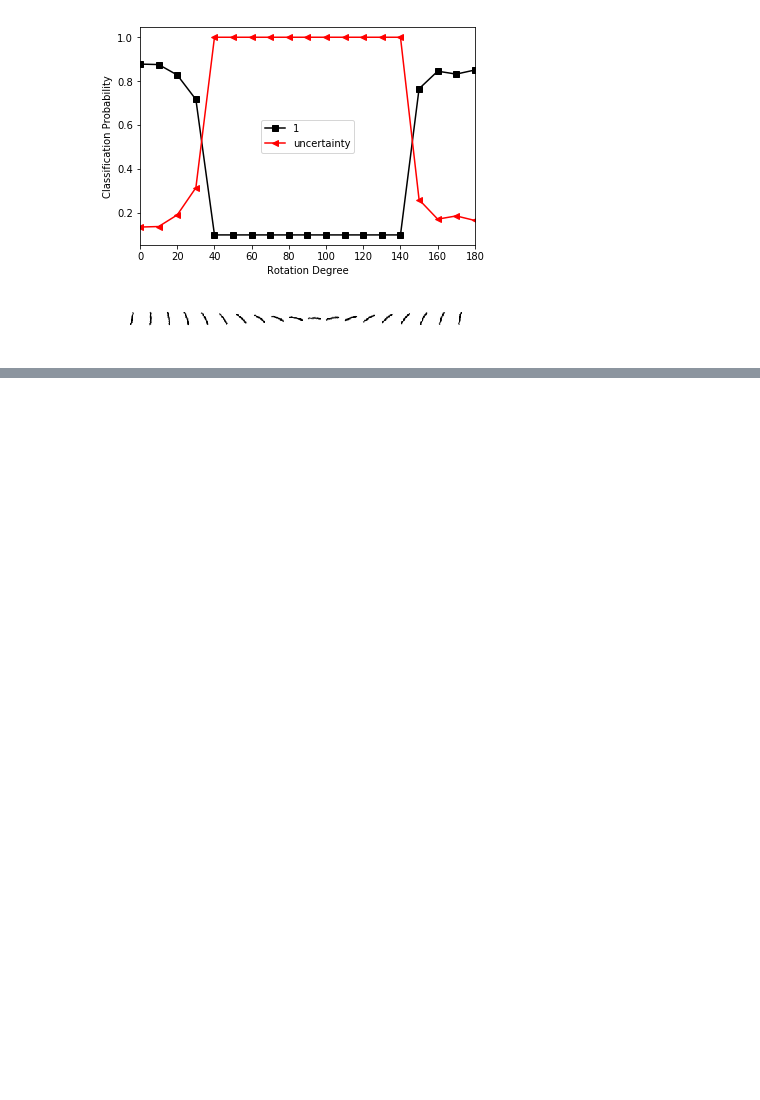
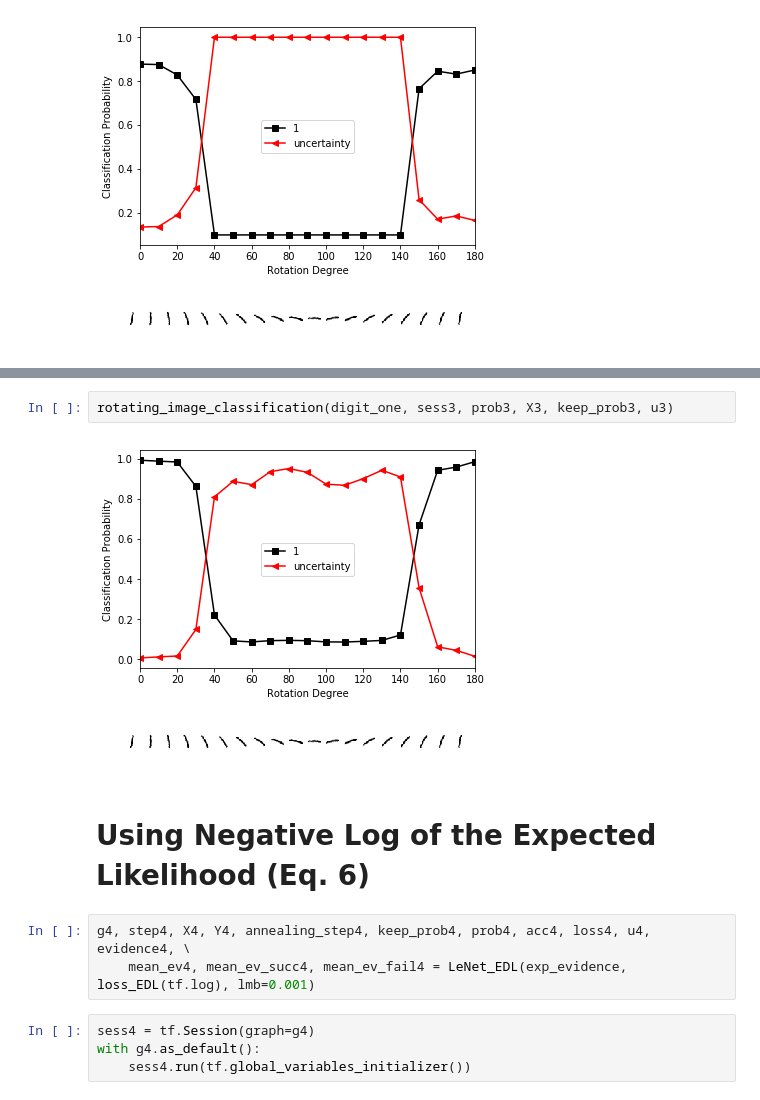
Before and after one commit to muratsensoy/muratsensoy.github.io, a Jupyter notebook: uncertainty.ipynb, the cells around one changed output, grey strips where cells are left out. Cells and saved outputs as stored; diff of their text form; blank space fills up the shorter version.

```diff
--- a/uncertainty.ipynb
+++ b/uncertainty.ipynb
@@ -383,0 +468,14 @@ rotating_image_classification(digit_one, sess2, prob2, X2, keep_prob2, u)
+# %%
+rotating_image_classification(digit_one, sess3, prob3, X3, keep_prob3, u3)
+# %% [output]
+[figure, added]
+[figure, added]
+# %% [markdown]
+# Using Negative Log of the Expected Likelihood (Eq. 6)
+# %%
+g4, step4, X4, Y4, annealing_step4, keep_prob4, prob4, acc4, loss4, u4, evidence4, \
+    mean_ev4, mean_ev_succ4, mean_ev_fail4 = LeNet_EDL(exp_evidence, loss_EDL(tf.log), lmb=0.001)
+# %%
+sess4 = tf.Session(graph=g4)
+with g4.as_default():
+    sess4.run(tf.global_variables_initializer())
```
Also changed, not shown: parts of 21 cells of this notebook, 1 other file.
